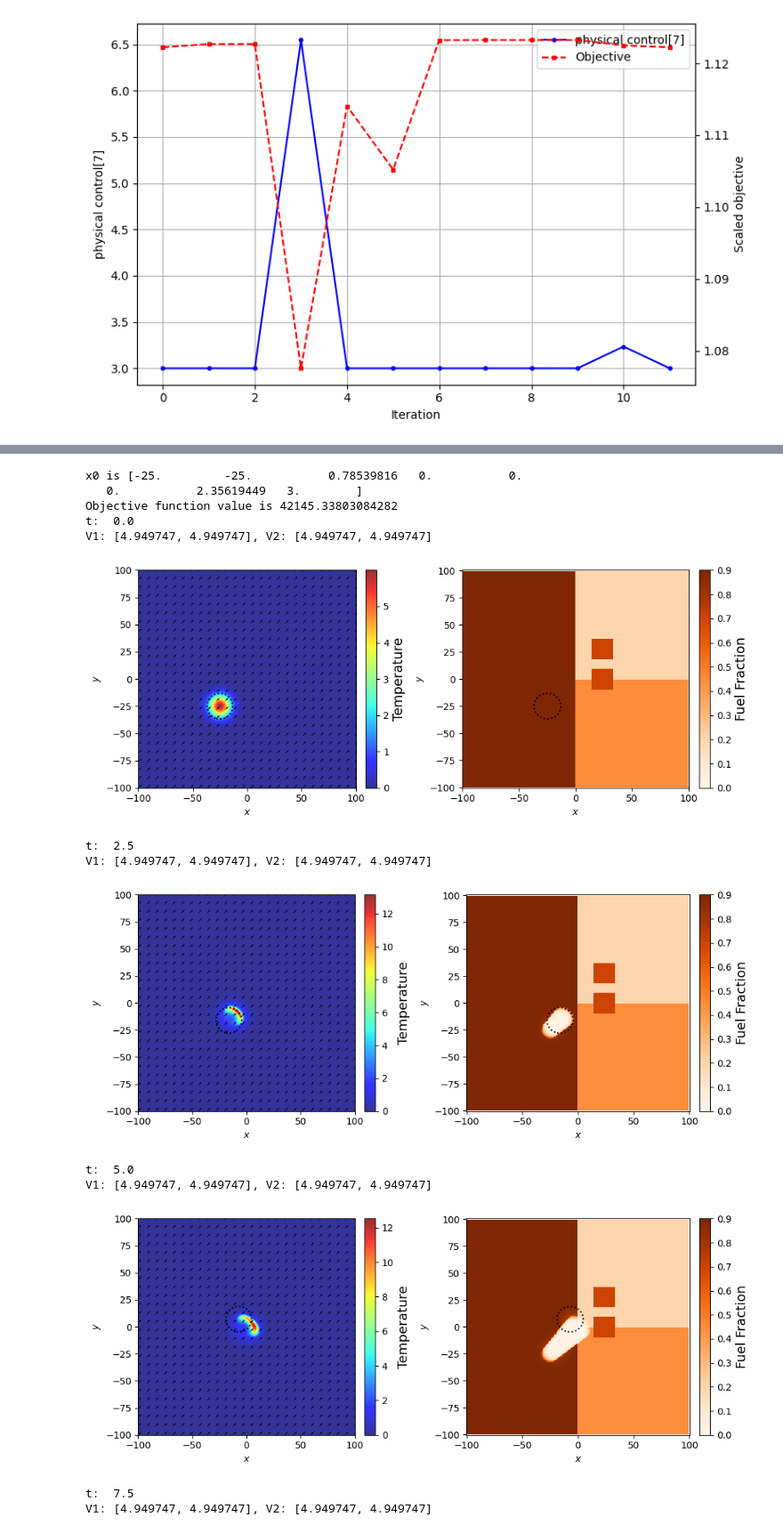
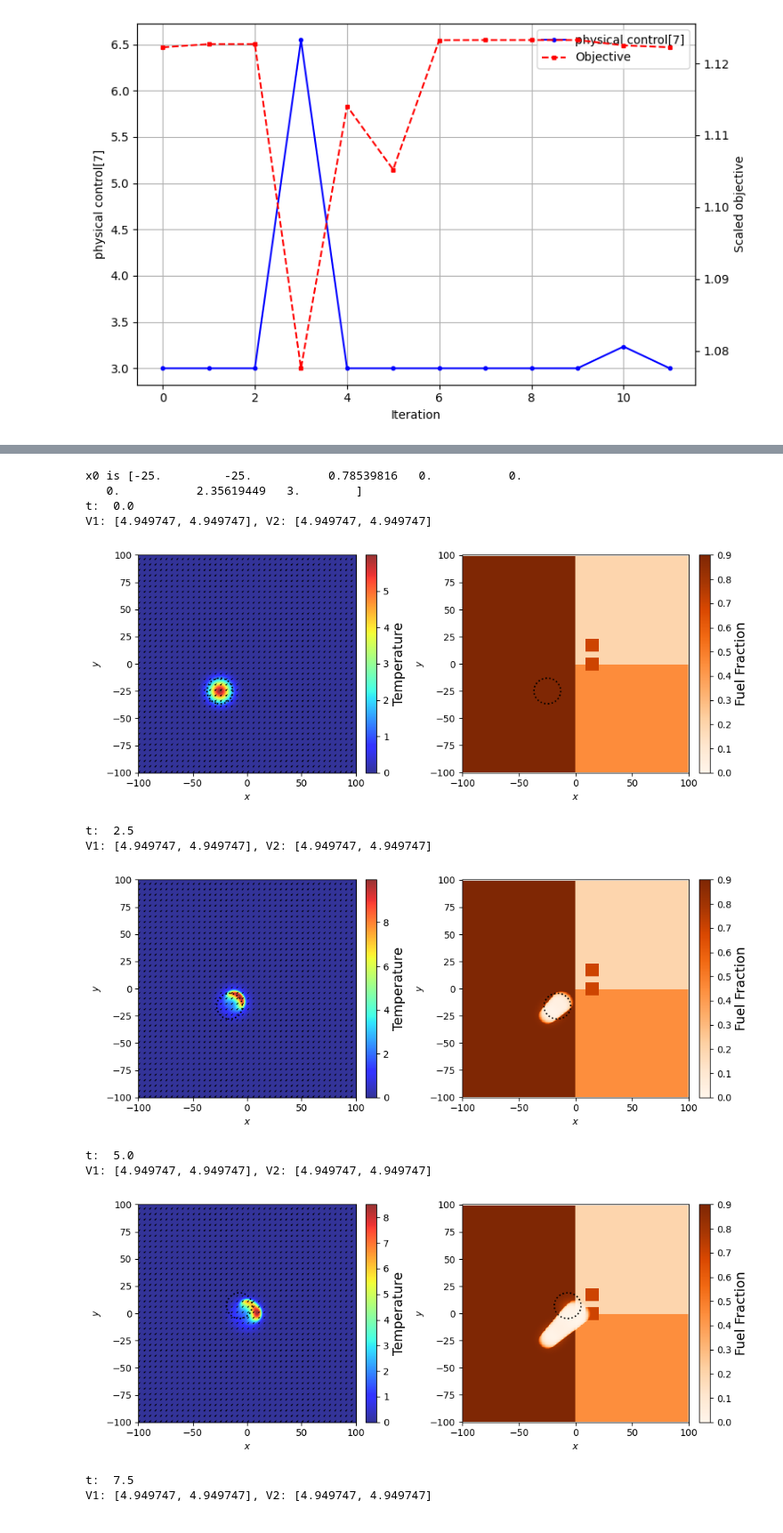
Before and after one commit to pkrish11/Wildfire-PDE-Constrained-Optimization, a Jupyter notebook: Optimization_testing2.ipynb, the cells around one changed output, grey strips where cells are left out. Shown at 89% size. Drawn from its saved outputs; the diff is of its cells as text; code cells hidden in the pictures.

```diff
--- a/Optimization_testing2.ipynb
+++ b/Optimization_testing2.ipynb
@@ -32,15 +32,26 @@ t_min, t_max = 0, 10
 # Numerical #
 # Space
 space_method = 'FD'
-Nx = 252
-Ny = 252
+Nx = 400
+Ny = 400
 acc = 2
 sparse = False
 
 # Time
-time_method = 'Euler'
+time_method = 'RK4'
 Nt = 300
 last = False
+
+# Wind effect
+gamma = 7
+w1 = lambda x, y, t: gamma * np.cos(np.pi/4 + x * 0)
+w2 = lambda x, y, t: gamma * np.sin(np.pi/4 + x * 0)
+V = lambda x, y, t: (w1(x, y, t), w2(x, y, t))
+def changing_wind(x, y, t):
+    if t<5:
+        return (w1(x, y, t), w2(x, y, t))
+    else:
+        return (gamma * np.sin(0 + x * 0), gamma * np.cos(0 + x * 0))
 
 ### COMPUTING PECLET AND CFL NUMBERS - constant wind setting
 if compute_discretization:
@@ -54,7 +65,7 @@ if compute_discretization:
     Nt = np.ceil((t_max - t_min) / dt ).astype(int)
     Nx = np.ceil((x_max - x_min) / dx).astype(int)
     Ny = np.ceil((y_max - y_min) / dy).astype(int)
-    print(f"Nx : {Nx} , Ny : {np.ceil(Ny)} , Nt : {np.ceil(Nt)}")
+print(f"Nx : {Nx} , Ny : {np.ceil(Ny)} , Nt : {np.ceil(Nt)}")
 
 # Initial conditions
 u0 = lambda x, y: 6 * G(x+25, y+25, 100)
@@ -110,16 +121,6 @@ def b0_test(x, y):
     return B
 
 
-# Wind effect
-gamma = 7
-w1 = lambda x, y, t: gamma * np.cos(np.pi/4 + x * 0)
-w2 = lambda x, y, t: gamma * np.sin(np.pi/4 + x * 0)
-V = lambda x, y, t: (w1(x, y, t), w2(x, y, t))
-def changing_wind(x, y, t):
-    if t<5:
-        return (w1(x, y, t), w2(x, y, t))
-    else:
-        return (gamma * np.sin(0 + x * 0), gamma * np.cos(0 + x * 0))
 ### PARAMETERS ###
 
 # Physical parameters for the model
@@ -400,32 +403,32 @@ print(res)
              niter: 100
 # %%
 #z0 = res.x
+normalization_ranges = np.array([[x_min, x_max], [y_min, y_max], [0, 2*np.pi], [0, 10], [x_min, x_max], [y_min, y_max], [0, 2*np.pi], [0, 10]])
 opt_obj1 = optimizer_object(physical_parameters, control_params, Nx, Ny, Nt, u0, b0_test, V, weights, normalization_ranges)
 #x0 = opt_obj1.denormalize(z0)
 x0 = np.asarray([-25, -25, (1/4)*np.pi, 0, 0, 0, (3/4)*np.pi, 3]) # initial guess
 control_params['control_vars'] = x0
 
 # test with changing wind
 opt_obj = optimizer_object(physical_parameters, control_params, Nx, Ny, Nt, u0, b0_test, V, weights, normalization_ranges)
 
 print(f"x0 is {x0}")
 t, X, Y, U, B = opt_obj.forward_eval(x0 , full_out=True)
-print(f"Objective function value is {opt_obj.objective_function(z0)}")
+# print(f"Objective function value is {opt_obj.objective_function(z0)}")
 Ns = np.linspace(0, Nt, 5, dtype=int)
 for n in Ns:
     plots.UBs(n, t, X, Y, U, B, V, control_params, forward=True)
 # %% [output]
 x0 is [-25.         -25.           0.78539816   0.           0.
    0.           2.35619449   3.        ]
-Objective function value is 42145.33803084282
 t:  0.0
 V1: [4.949747, 4.949747], V2: [4.949747, 4.949747]
-[figure, old version]
+[figure, new version]
 t:  2.5
 V1: [4.949747, 4.949747], V2: [4.949747, 4.949747]
-[figure, old version]
+[figure, new version]
 t:  5.0
 V1: [4.949747, 4.949747], V2: [4.949747, 4.949747]
-[figure, old version]
+[figure, new version]
 t:  7.5
 V1: [4.949747, 4.949747], V2: [4.949747, 4.949747]
```
Also changed, not shown: parts of 4 cells of this notebook, 3 other files.
